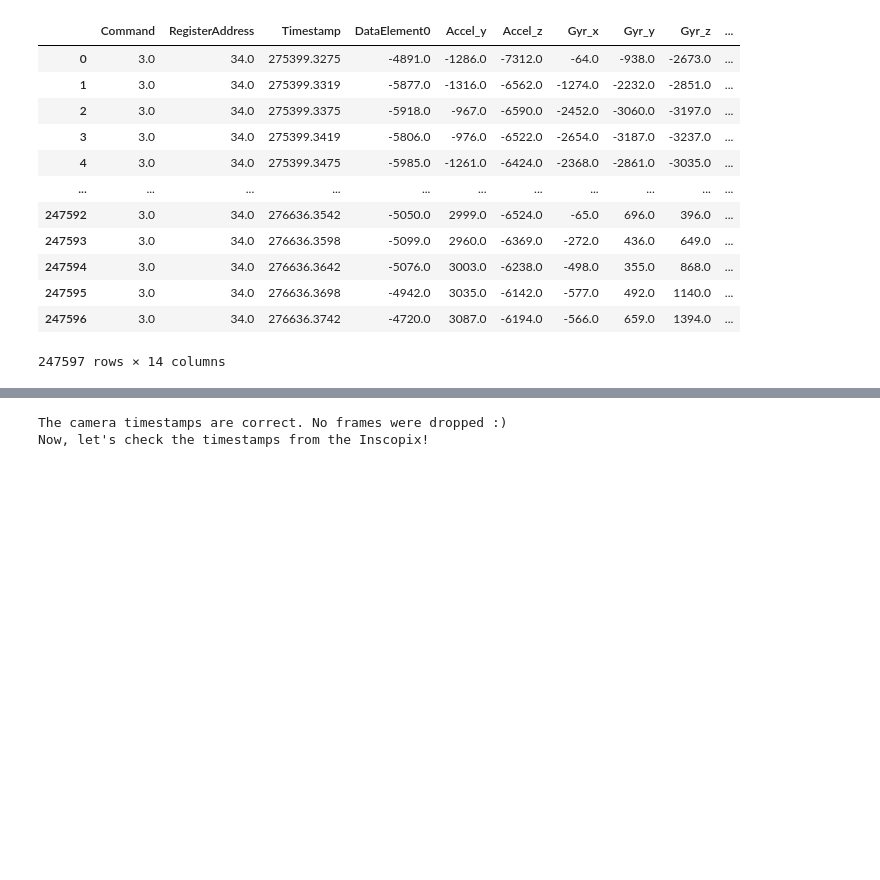
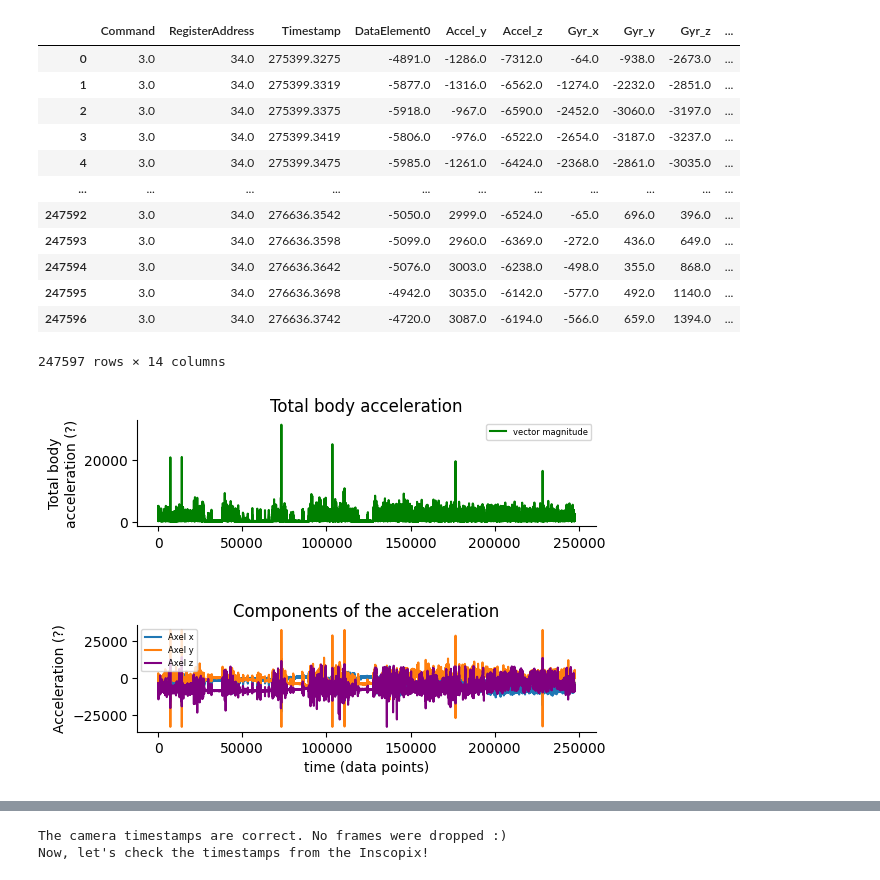
Before and after one commit to DiogoMeloNPU/eurDyscover_open_field_analysis, a Jupyter notebook: Single_session_analysis.ipynb, the cells around one changed output, grey strips where cells are left out. Drawn from its saved outputs; the diff is of its cells as text; code cells hidden in the pictures; blank space fills up the shorter version.

Commit message:
Reviewed accel interpolation code (added descriptive plots inline)

```diff
--- a/Single_session_analysis.ipynb
+++ b/Single_session_analysis.ipynb
@@ -337,3 +339,30 @@ No null values were found in the accelerometer data.
 | 247595 | 3.0 | 34.0 | 276636.3698 | -4942.0 | 3035.0 | -6142.0 | -577.0 | 492.0 | 1140.0 | ... |
 | 247596 | 3.0 | 34.0 | 276636.3742 | -4720.0 | 3087.0 | -6194.0 | -566.0 | 659.0 | 1394.0 | ... |
 247597 rows × 14 columns
+# %%
+import matplotlib.pyplot as plt
+
+fig, ((ax1, ax2)) = plt.subplots(2,1)
+fig.tight_layout(pad=5.0)
+
+# showing the result for the vector magnitude (total body acceleration)
+ax1.set_title("Total body acceleration")
+ax1.plot(total_bodyaccel, color="green", label = "vector magnitude")
+ax1.spines['top'].set_visible(False)
+ax1.spines['right'].set_visible(False)
+ax1.set_ylabel('Total body\nacceleration (?)')
+ax1.grid(False)
+leg = ax1.legend(fontsize=6)
+
+# showing the three components of the acceleration
+ax2.set_title("Components of the acceleration")
+ax2.plot(df_acceldata_accel['DataElement0'], label = "Axel x")  # Accel_x
+ax2.plot(df_acceldata_accel['Accel_y'], label = "Axel y")
+ax2.plot(df_acceldata_accel['Accel_z'], label = "Axel z", color = "purple")
+ax2.spines['top'].set_visible(False)
+ax2.spines['right'].set_visible(False)
+ax2.set_ylabel('Acceleration (?)')
+ax2.set_xlabel('time (data points)')
+leg2 = ax2.legend(fontsize=6)
+# %% [output]
+[figure, added]
```
Also changed, not shown: parts of 46 cells of this notebook.
